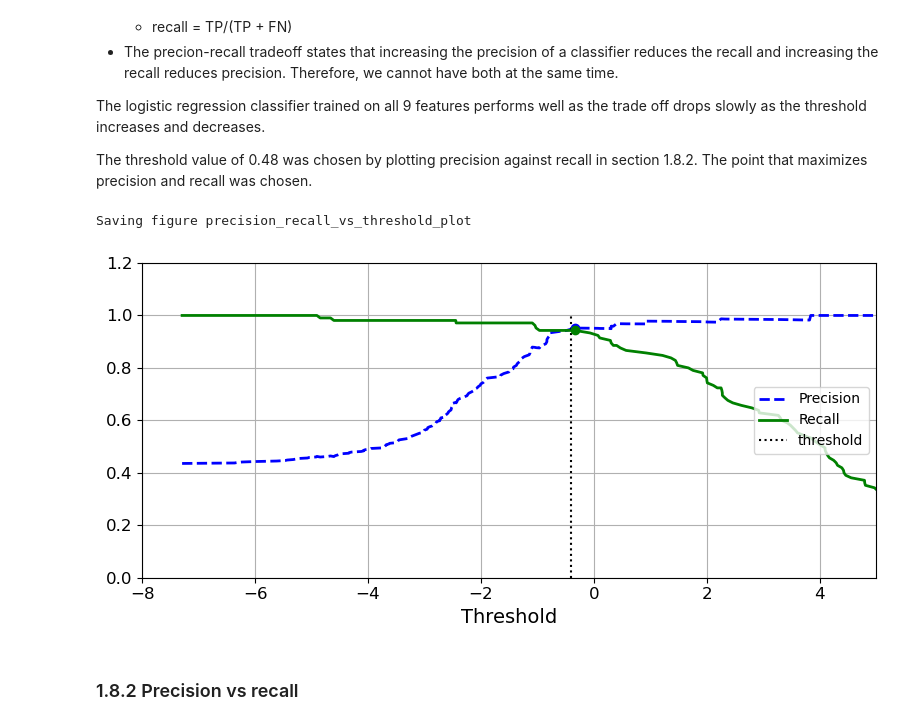
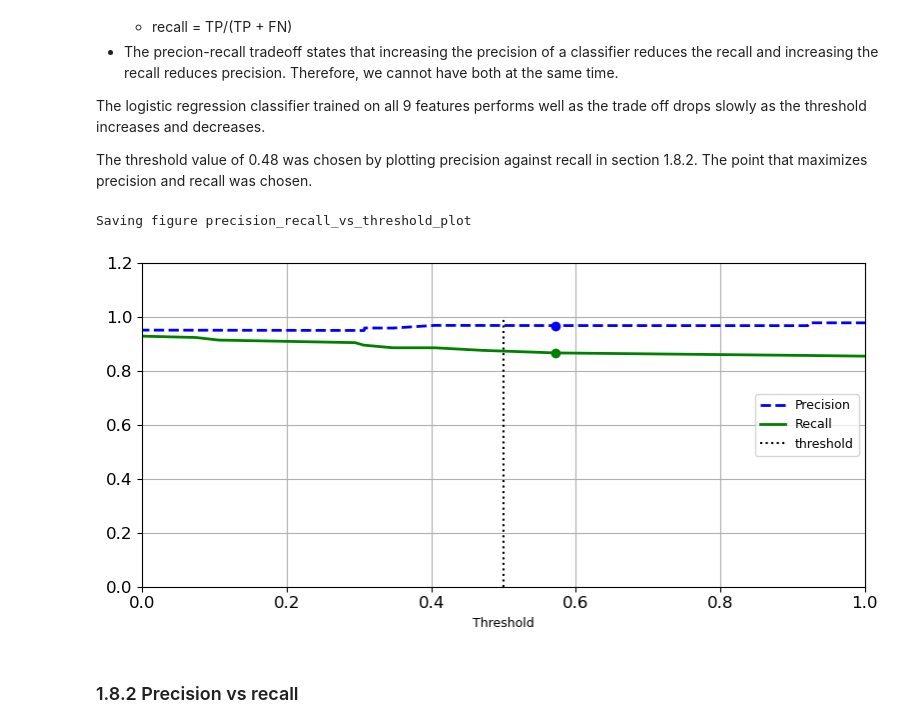
Before and after one commit to Bsubs/CITS5508_Machine_Learning, a Jupyter notebook: assignment1/assignment_1_new.ipynb, the cells around one changed output. Drawn from its saved outputs; the diff is of its cells as text; code cells hidden in the pictures.

```diff
--- a/assignment1/assignment_1_new.ipynb
+++ b/assignment1/assignment_1_new.ipynb
@@ -447,33 +447,35 @@ The threshold value of 0.48 was chosen by plotting precision against recall in s
 # %%
 from sklearn.model_selection import cross_val_predict
 from sklearn.metrics import precision_score, recall_score
 from sklearn.metrics import precision_recall_curve
 
 y_scores = cross_val_predict(log_reg_all, train_X_all, train_y_all.ravel(), cv=3,
                              method="decision_function")
 
+# y_scores = log_reg_all.predict_proba(train_X_all, train_y_all.ravel())
+
 precisions, recalls, thresholds = precision_recall_curve(train_y_all, y_scores)
-threshold = -0.4
+threshold = 0.5
 
 plt.figure(figsize=(8, 4))  # extra code – it's not needed, just formatting
 plt.plot(thresholds, precisions[:-1], "b--", label="Precision", linewidth=2)
 plt.plot(thresholds, recalls[:-1], "g-", label="Recall", linewidth=2)
 plt.vlines(threshold, 0, 1.0, "k", "dotted", label="threshold")
 
 # extra code – this section just beautifies and saves Figure 3–5
 idx = (thresholds >= threshold).argmax()  # first index ≥ threshold
 plt.plot(thresholds[idx], precisions[idx], "bo")
 plt.plot(thresholds[idx], recalls[idx], "go")
-plt.axis([-8, 5, 0, 1.2])
+plt.axis([0, 1, 0, 1.2])
 plt.grid()
 plt.xlabel("Threshold")
 plt.legend(loc="center right")
 save_fig("precision_recall_vs_threshold_plot")
 
 plt.show()
 # %% [output]
 Saving figure precision_recall_vs_threshold_plot
-[figure, old version]
+[figure, new version]
 # %% [markdown]
 ### 1.8.2 Precision vs recall
 # %%
```
Also changed, not shown: parts of 16 cells of this notebook.
